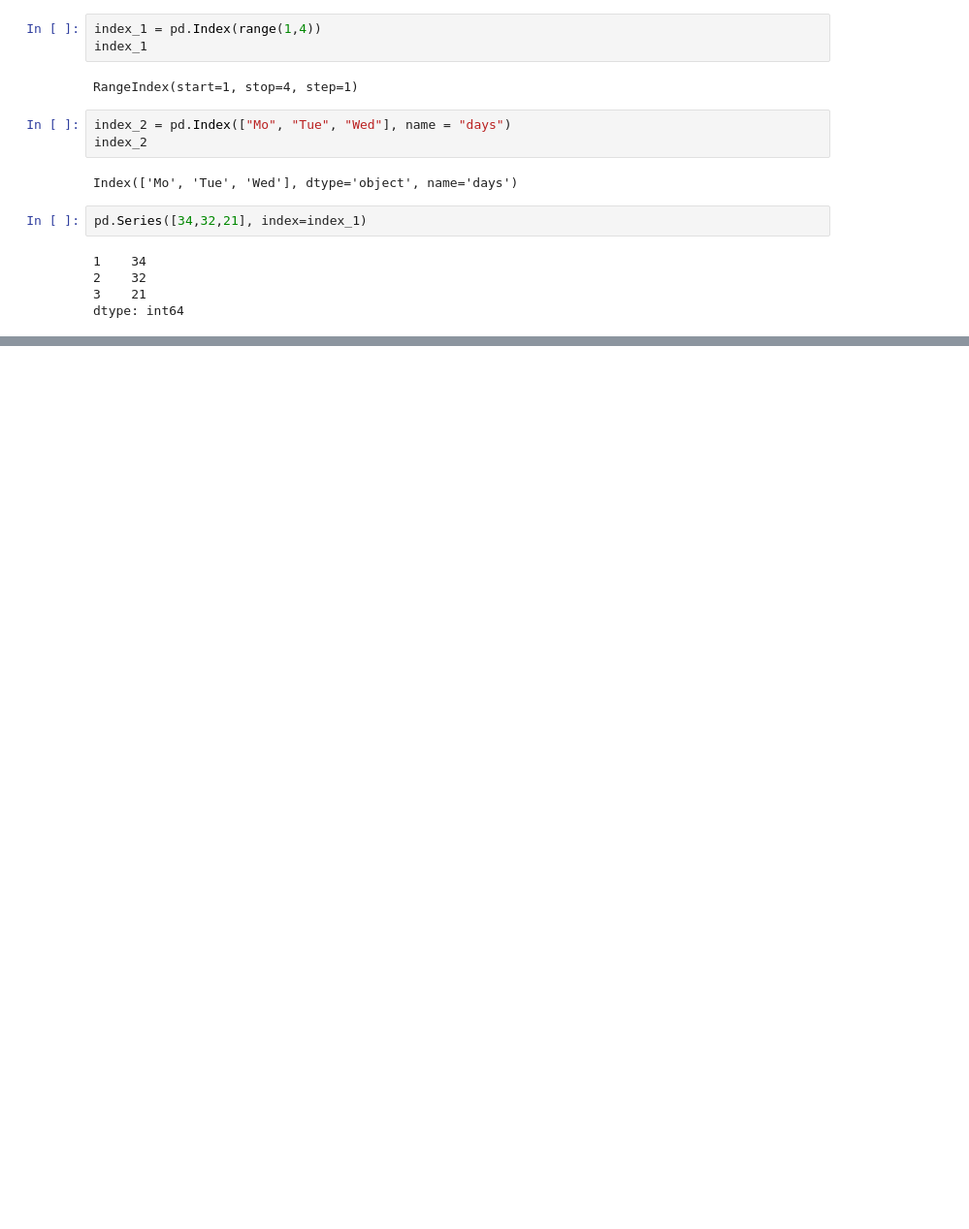
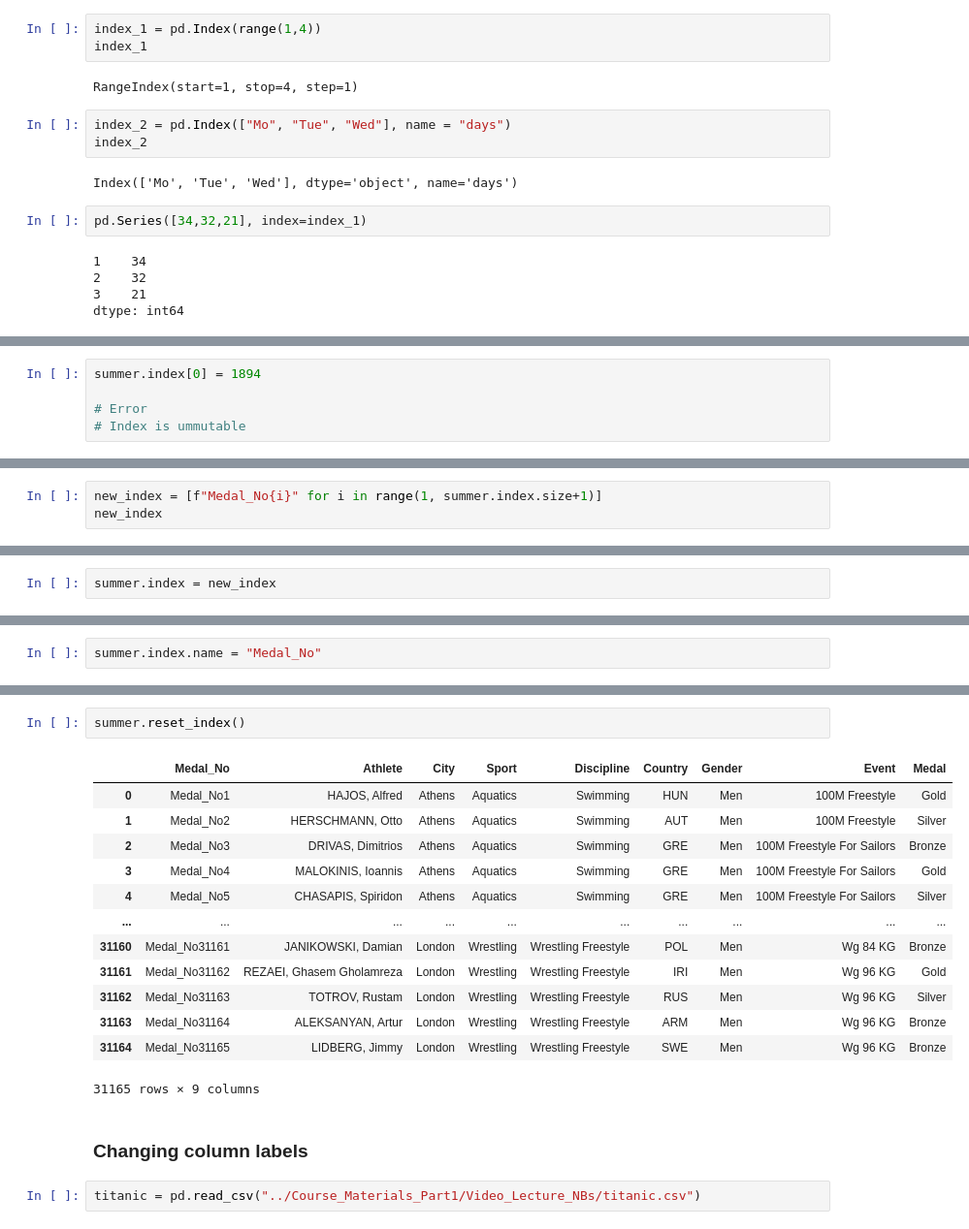
Before and after one commit to ivalderrama/pandas_bootcamp_2020, a Jupyter notebook: my_notes/part1_pandas_notes_10.ipynb, the cells around one changed output, grey strips where cells are left out. Shown at 97% size. Saved outputs shown, nothing was run; the diff lists cells and outputs as text; blank space fills up the shorter version.

```diff
--- a/my_notes/part1_pandas_notes_10.ipynb
+++ b/my_notes/part1_pandas_notes_10.ipynb
@@ -33,0 +113,5 @@ dtype: int64
+# %%
+summer.index[0] = 1894
+
+# Error
+# Index is ummutable
@@ -33,0 +124,3 @@ dtype: int64
+# %%
+new_index = [f"Medal_No{i}" for i in range(1, summer.index.size+1)]
+new_index
@@ -33,0 +145,2 @@ dtype: int64
+# %%
+summer.index = new_index
@@ -33,0 +167,2 @@ dtype: int64
+# %%
+summer.index.name = "Medal_No"
@@ -33,0 +186,20 @@ dtype: int64
+# %%
+summer.reset_index()
+# %% [output]
+|  | Medal_No | Athlete | City | Sport | Discipline | Country | Gender | Event | Medal |
+| 0 | Medal_No1 | HAJOS, Alfred | Athens | Aquatics | Swimming | HUN | Men | 100M Freestyle | Gold |
+| 1 | Medal_No2 | HERSCHMANN, Otto | Athens | Aquatics | Swimming | AUT | Men | 100M Freestyle | Silver |
+| 2 | Medal_No3 | DRIVAS, Dimitrios | Athens | Aquatics | Swimming | GRE | Men | 100M Freestyle For Sailors | Bronze |
+| 3 | Medal_No4 | MALOKINIS, Ioannis | Athens | Aquatics | Swimming | GRE | Men | 100M Freestyle For Sailors | Gold |
+| 4 | Medal_No5 | CHASAPIS, Spiridon | Athens | Aquatics | Swimming | GRE | Men | 100M Freestyle For Sailors | Silver |
+| ... | ... | ... | ... | ... | ... | ... | ... | ... | ... |
+| 31160 | Medal_No31161 | JANIKOWSKI, Damian | London | Wrestling | Wrestling Freestyle | POL | Men | Wg 84 KG | Bronze |
+| 31161 | Medal_No31162 | REZAEI, Ghasem Gholamreza | London | Wrestling | Wrestling Freestyle | IRI | Men | Wg 96 KG | Gold |
+| 31162 | Medal_No31163 | TOTROV, Rustam | London | Wrestling | Wrestling Freestyle | RUS | Men | Wg 96 KG | Silver |
+| 31163 | Medal_No31164 | ALEKSANYAN, Artur | London | Wrestling | Wrestling Freestyle | ARM | Men | Wg 96 KG | Bronze |
+| 31164 | Medal_No31165 | LIDBERG, Jimmy | London | Wrestling | Wrestling Freestyle | SWE | Men | Wg 96 KG | Bronze |
+31165 rows × 9 columns
+# %% [markdown]
+### Changing column labels
+# %%
+titanic = pd.read_csv("../Course_Materials_Part1/Video_Lecture_NBs/titanic.csv")
```
Also changed, not shown: parts of 26 cells of this notebook.
